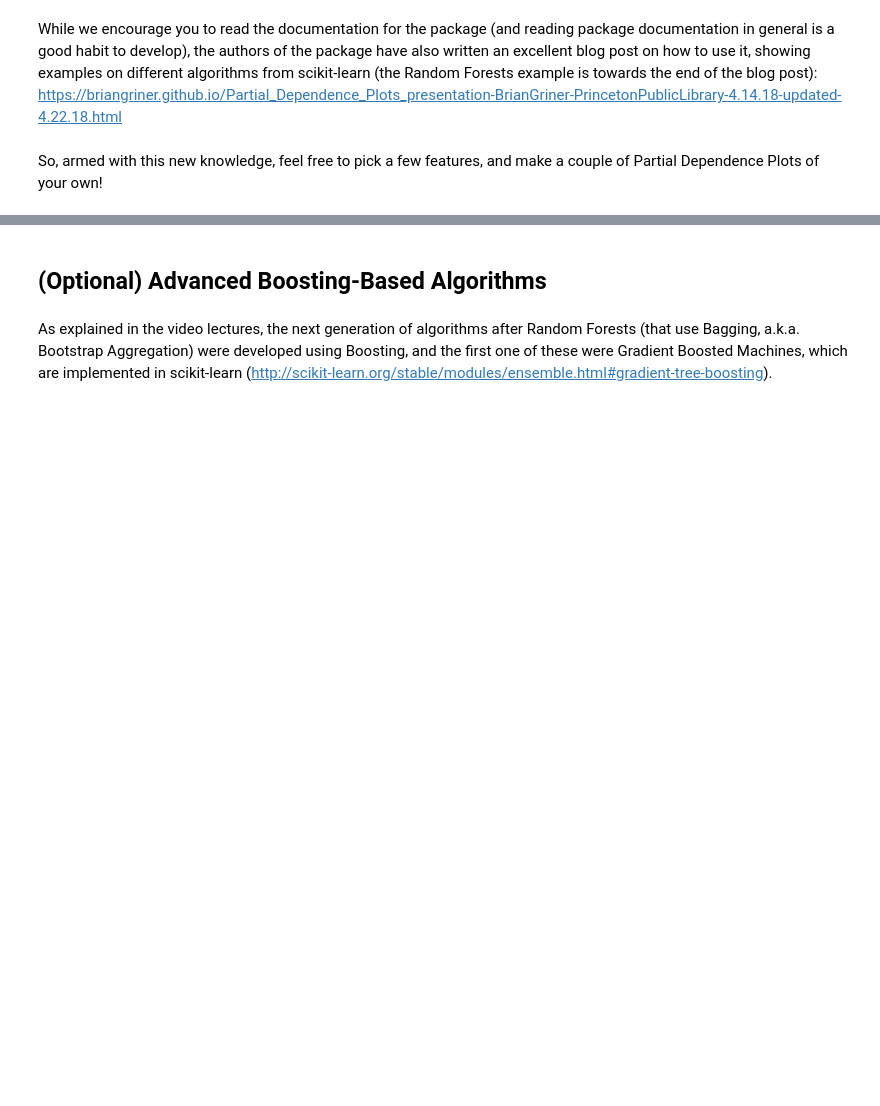
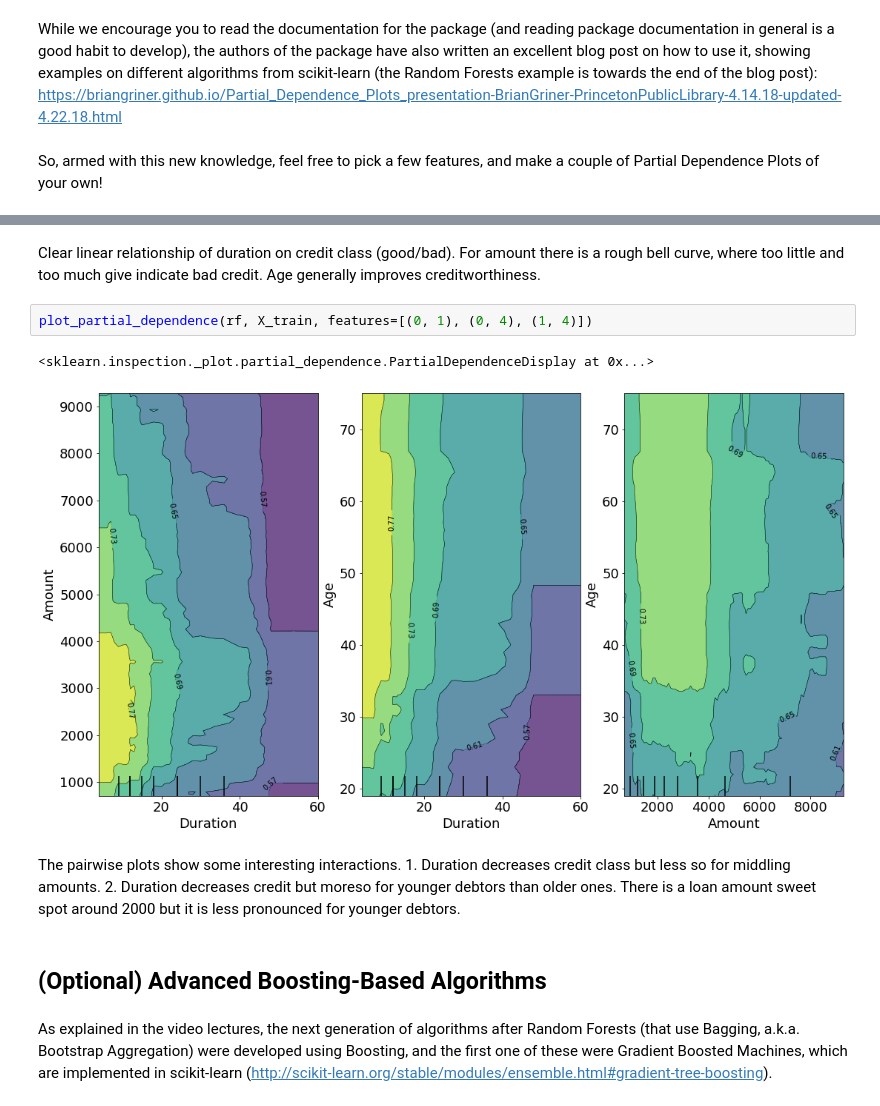
Before and after one commit to ryanjmccall/mec-mini-projects, a Jupyter notebook: mec-13.5.1-tree-based-algorithms-mini-project/Mini_Project_Tree-Based_Algorithms.ipynb, the cells around one changed output, grey strips where cells are left out. Cells and saved outputs as stored; diff of their text form; blank space fills up the shorter version.

```diff
--- a/mec-13.5.1-tree-based-algorithms-mini-project/Mini_Project_Tree-Based_Algorithms.ipynb
+++ b/mec-13.5.1-tree-based-algorithms-mini-project/Mini_Project_Tree-Based_Algorithms.ipynb
@@ -371,3 +350,12 @@ disp2 = plot_partial_dependence(est2, X, [1, 2],
+# %% [markdown]
+Clear linear relationship of duration on credit class (good/bad). For amount there is a rough bell curve, where too little and too much give indicate bad credit. Age generally improves creditworthiness.
+# %%
+plot_partial_dependence(rf, X_train, features=[(0, 1), (0, 4), (1, 4)])
+# %% [output]
+<sklearn.inspection._plot.partial_dependence.PartialDependenceDisplay at 0x...>
+[figure, added]
+# %% [markdown]
+The pairwise plots show some interesting interactions. 1. Duration decreases credit class but less so for middling amounts. 2. Duration decreases credit but moreso for younger debtors than older ones. There is a loan amount sweet spot around 2000 but it is less pronounced for younger debtors.
 # %% [markdown]
 ## (Optional) Advanced Boosting-Based Algorithms
 # %% [markdown]
```
Also changed, not shown: parts of 10 cells of this notebook.
